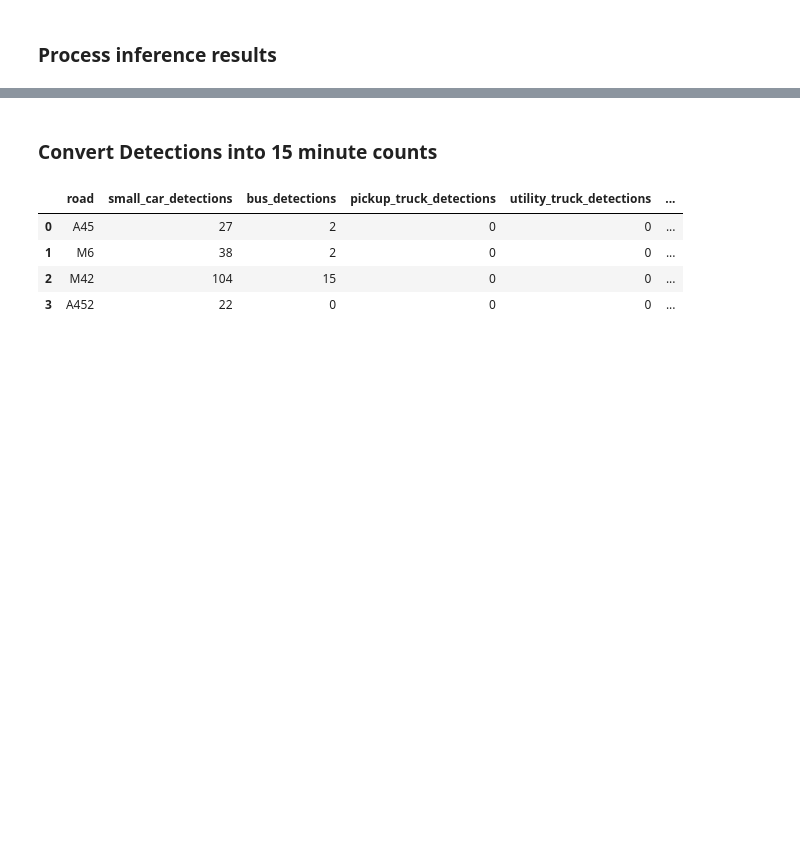
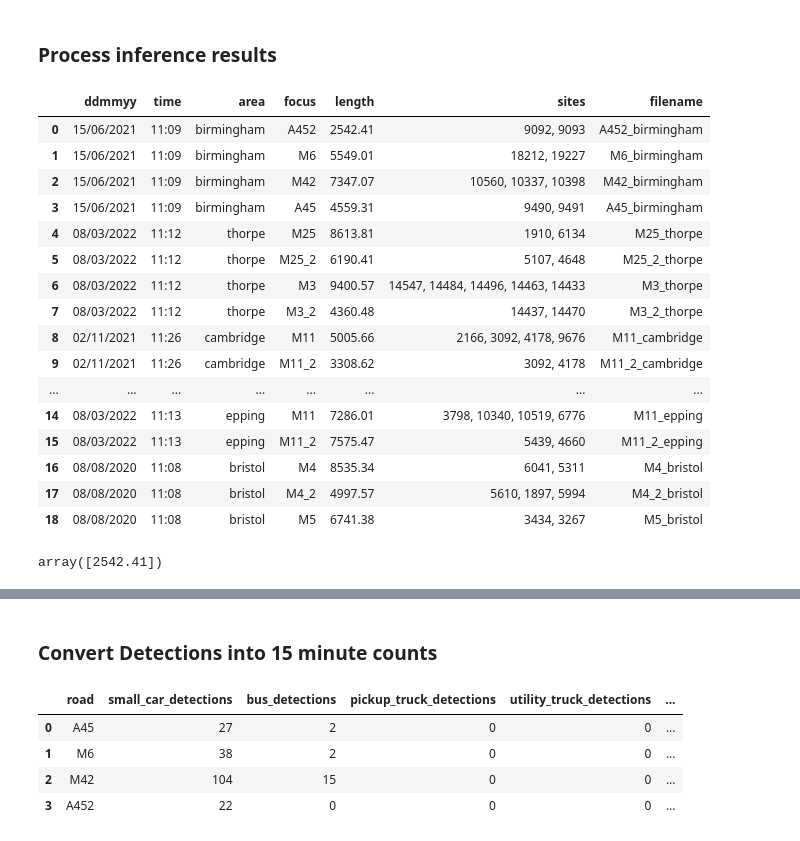
Before and after one commit to JakeRobertBaker/small-object-detection-benchmark, a Jupyter notebook: Inference-Highways.ipynb, the cells around one changed output, grey strips where cells are left out. Drawn from its saved outputs; the diff is of its cells as text; code cells hidden in the pictures; blank space fills up the shorter version.

```diff
--- a/Inference-Highways.ipynb
+++ b/Inference-Highways.ipynb
@@ -134,2 +141,27 @@ Prediction results are successfully exported to runs/highways/XVIEW_SAHI_PO11
 # %% [markdown]
 ### Process inference results
+# %%
+road_lengths = pd.read_csv('road_lengths.csv')
+road_lengths
+# %% [output]
+|  | ddmmyy | time | area | focus | length | sites | filename |
+| 0 | 15/06/2021 | 11:09 | birmingham | A452 | 2542.41 | 9092, 9093 | A452_birmingham |
+| 1 | 15/06/2021 | 11:09 | birmingham | M6 | 5549.01 | 18212, 19227 | M6_birmingham |
+| 2 | 15/06/2021 | 11:09 | birmingham | M42 | 7347.07 | 10560, 10337, 10398 | M42_birmingham |
+| 3 | 15/06/2021 | 11:09 | birmingham | A45 | 4559.31 | 9490, 9491 | A45_birmingham |
+| 4 | 08/03/2022 | 11:12 | thorpe | M25 | 8613.81 | 1910, 6134 | M25_thorpe |
+| 5 | 08/03/2022 | 11:12 | thorpe | M25_2 | 6190.41 | 5107, 4648 | M25_2_thorpe |
+| 6 | 08/03/2022 | 11:12 | thorpe | M3 | 9400.57 | 14547, 14484, 14496, 14463, 14433 | M3_thorpe |
+| 7 | 08/03/2022 | 11:12 | thorpe | M3_2 | 4360.48 | 14437, 14470 | M3_2_thorpe |
+| 8 | 02/11/2021 | 11:26 | cambridge | M11 | 5005.66 | 2166, 3092, 4178, 9676 | M11_cambridge |
+| 9 | 02/11/2021 | 11:26 | cambridge | M11_2 | 3308.62 | 3092, 4178 | M11_2_cambridge |
+| ... | ... | ... | ... | ... | ... | ... | ... |
+| 14 | 08/03/2022 | 11:13 | epping | M11 | 7286.01 | 3798, 10340, 10519, 6776 | M11_epping |
+| 15 | 08/03/2022 | 11:13 | epping | M11_2 | 7575.47 | 5439, 4660 | M11_2_epping |
+| 16 | 08/08/2020 | 11:08 | bristol | M4 | 8535.34 | 6041, 5311 | M4_bristol |
+| 17 | 08/08/2020 | 11:08 | bristol | M4_2 | 4997.57 | 5610, 1897, 5994 | M4_2_bristol |
+| 18 | 08/08/2020 | 11:08 | bristol | M5 | 6741.38 | 3434, 3267 | M5_bristol |
+# %%
+road_lengths[road_lengths.filename == 'A452_birmingham'].length.values
+# %% [output]
+array([2542.41])
```
Also changed, not shown: parts of 5 cells of this notebook.
